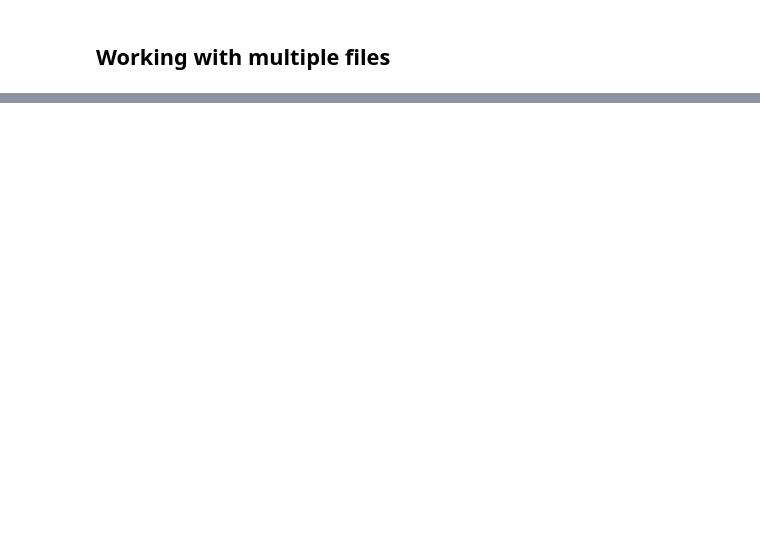
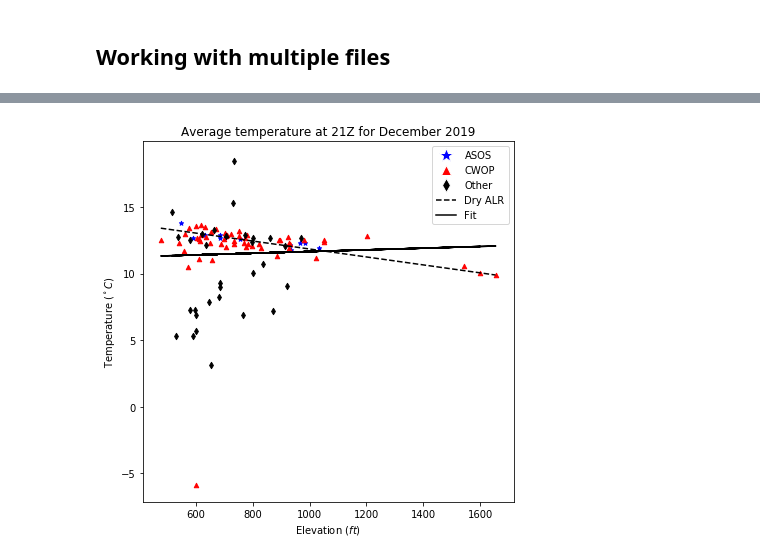
Before and after one commit to dm0096/mwest, a Jupyter notebook: cws_example.ipynb, the cells around one changed output, grey strips where cells are left out. Saved outputs shown, nothing was run; the diff lists cells and outputs as text; code cells hidden in the pictures; blank space fills up the shorter version.

```diff
--- a/cws_example.ipynb
+++ b/cws_example.ipynb
@@ -404,0 +187,48 @@ ax.scatter(np.array(elevs)[otherInd], np.array(plottingVar)[otherInd], color='k'
+# %%
+fig, ax = plt.subplots(figsize=(6,6))
+
+#names, elevations, MNET IDs, average temperatures at 21Z
+names = [s.name for s in allStations]
+elevs = [s.elev for s in allStations]
+mnets = [s.mnet for s in allStations]
+avgTemps = [s.toDataFrame().resample('1H').nearest().at_time('21:00:00')['temp'].mean() for s in allStations]
+
+#make a DataFrame to house all this data
+df = pd.DataFrame(data={'name':names,'elev':elevs,'mnet':mnets,'avgT':avgTemps})
+df = df.dropna()
+
+#slicing the DataFrame by MNET ID
+asos = df.loc[df['mnet'] == 1]
+cwop = df.loc[df['mnet'] == 65]
+other = df.loc[(df['mnet'] != 1) & (df['mnet'] != 65)]
+
+#plotting
+asos.plot(x='elev', y='avgT', ax=ax, kind='scatter', color='b', marker='*')
+cwop.plot(x='elev', y='avgT', ax=ax, kind='scatter', color='r', marker='^')
+other.plot(x='elev', y='avgT', ax=ax, kind='scatter', color='k', marker='d')
+
+#plot a best fit line through the data
+m, b = np.polyfit(df['elev'], df['avgT'], 1)
+plt.plot(df['elev'], m*df['elev'] + b, 'k-')
+
+#plot dry adiabatic lapse rate
+dryALRhgts = np.arange(np.min(df['elev']), np.max(df['elev']), 2)
+plt.plot(dryALRhgts, helpers.dryALR(dryALRhgts), 'k--')
+
+#legend
+legendElements = [Line2D([0], [0], marker='*', color='w', markerfacecolor='b',
+                 markersize=15, label='ASOS'),
+                  Line2D([0], [0], marker='^', color='w', markerfacecolor='r',
+                         markersize=10, label='CWOP'),
+                 Line2D([0], [0], marker='d', color='w', markerfacecolor='k',
+                 markersize=10, label='Other'),
+                Line2D([0],[0], linestyle='--', color='k', label='Dry ALR'),
+                Line2D([0],[0], linestyle='-', color='k', label='Fit')]
+ax.legend(handles=legendElements)
+
+plt.title('Average temperature at 21Z for December 2019')
+plt.ylabel('Temperature ($^\circ C$)') #temperature
+plt.xlabel('Elevation $(ft)$')
+plt.tight_layout()
+# %% [output]
+[figure, added]
```
Also changed, not shown: parts of 16 cells of this notebook.
